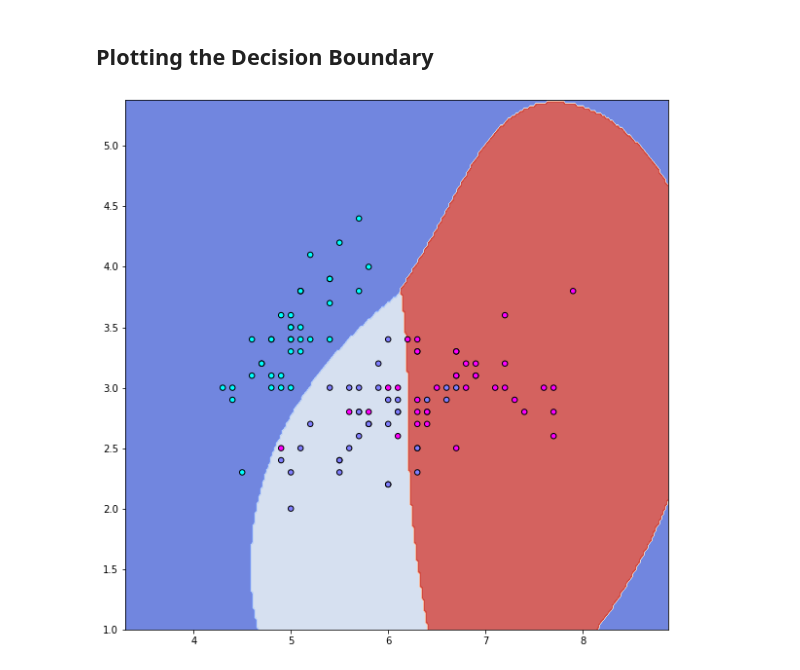
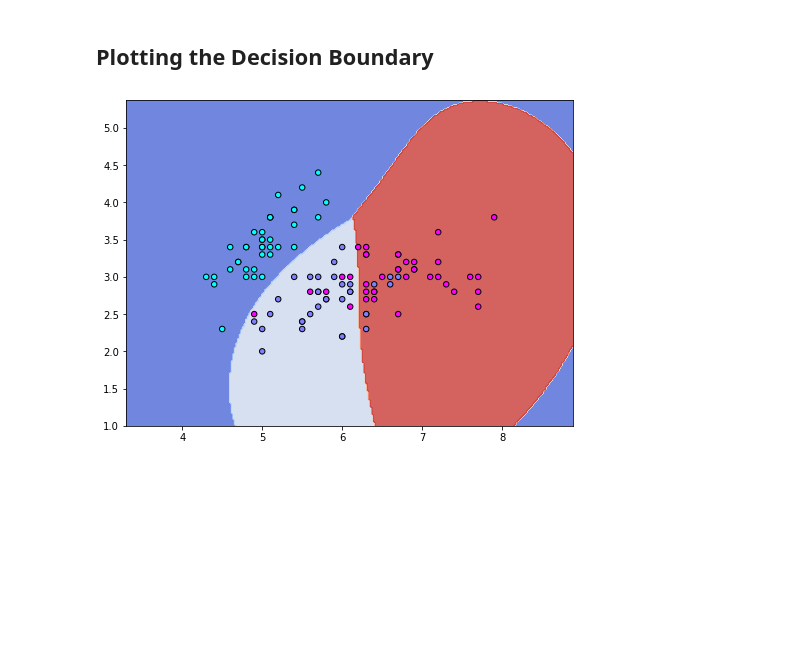
Before and after one commit to ibrahimzafar/Support-Vector-Machines-and-Cross-Validation, a Jupyter notebook: Support Vector Machine.ipynb, the cells around one changed output. Cells and saved outputs as stored; diff of their text form; code cells hidden in the pictures; blank space fills up the shorter version.

```diff
--- a/Support Vector Machine.ipynb
+++ b/Support Vector Machine.ipynb
@@ -148,16 +150,15 @@ def make_meshgrid(x, y, h=.02):
 # %%
 svc = svm.SVC(kernel='rbf', gamma=best_gamma, C=best_C, random_state=42)
 pred = svc.fit(iris_X_train, iris_y_train)
 U, V = iris_X_train[:, 0], iris_X_train[:, 1]
 xx, yy = make_meshgrid(U, V)
-figsize = 10
-fig = plt.figure(figsize=(figsize,figsize))
+fig = plt.figure(figsize=(8,6))
 ax = plt.subplot(111)
 plot_contours(ax, svc, xx, yy, cmap=plt.cm.coolwarm, alpha=0.8)
 ax.scatter(U, V, c=iris_y_train, cmap=plt.cm.cool, s=30, edgecolors='k')
 ax.set_xlim(xx.min(), xx.max())
 
 ax.set_ylim(yy.min(), yy.max())
 plt.show()
 # %% [output]
-[figure, old version]
+[figure, new version]
```
Also changed, not shown: parts of 1 cell of this notebook.
